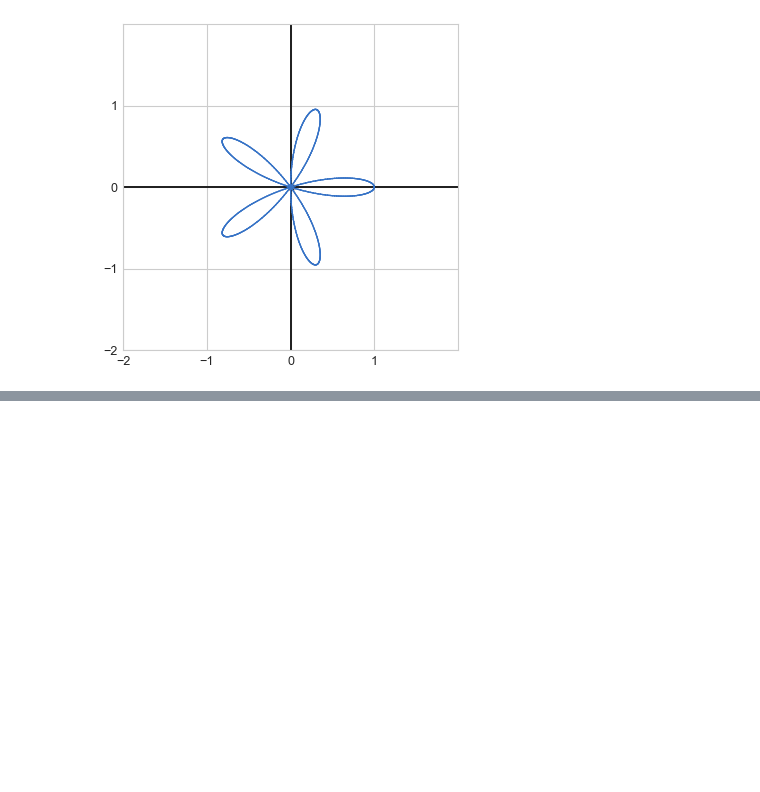
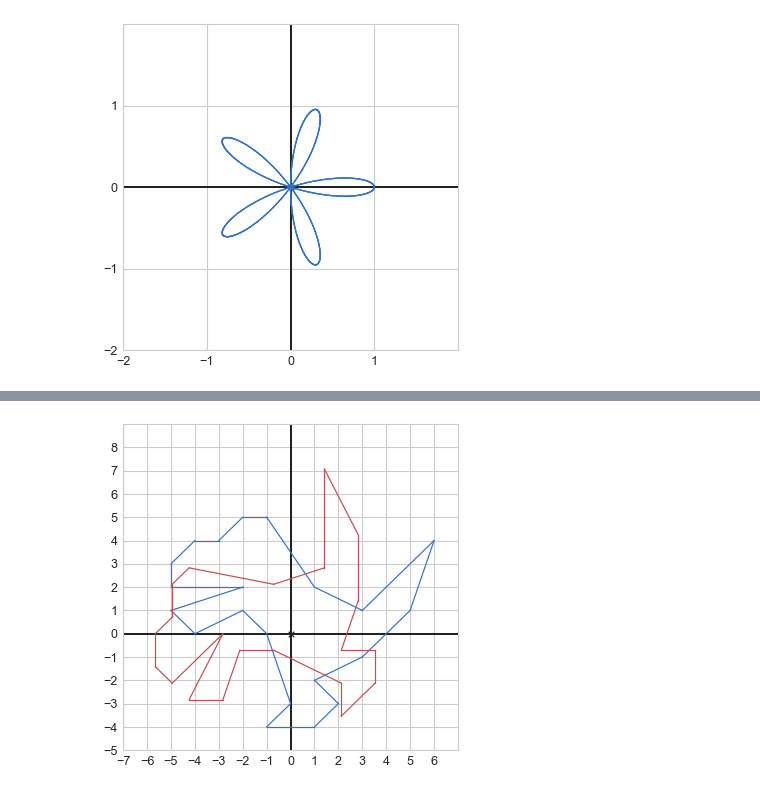
Before and after one commit to aliakhtar/maths4programmers-python, a Jupyter notebook: ch2/work.ipynb, the cells around one changed output, grey strips where cells are left out. Drawn from its saved outputs; the diff is of its cells as text; code cells hidden in the pictures; blank space fills up the shorter version.

Commit message:
added rotate() method, rotating dino by 45 deg ok

```diff
--- a/ch2/work.ipynb
+++ b/ch2/work.ipynb
@@ -329,0 +335,12 @@ draw(Polygon(*carts))
+# %%
+def rotate(angle, vectors):
+    polars = [to_polar(v) for v in vectors]
+    rotated = [(l, a + angle) for l, a in polars]
+    return [to_cartesian(p) for p in rotated ]
+
+draw(
+    Polygon(*dino_vectors),
+    Polygon(*rotate(pi / 4, dino_vectors), color = red)
+)
+# %% [output]
+[figure, added]
```
Also changed, not shown: parts of 4 cells of this notebook.
